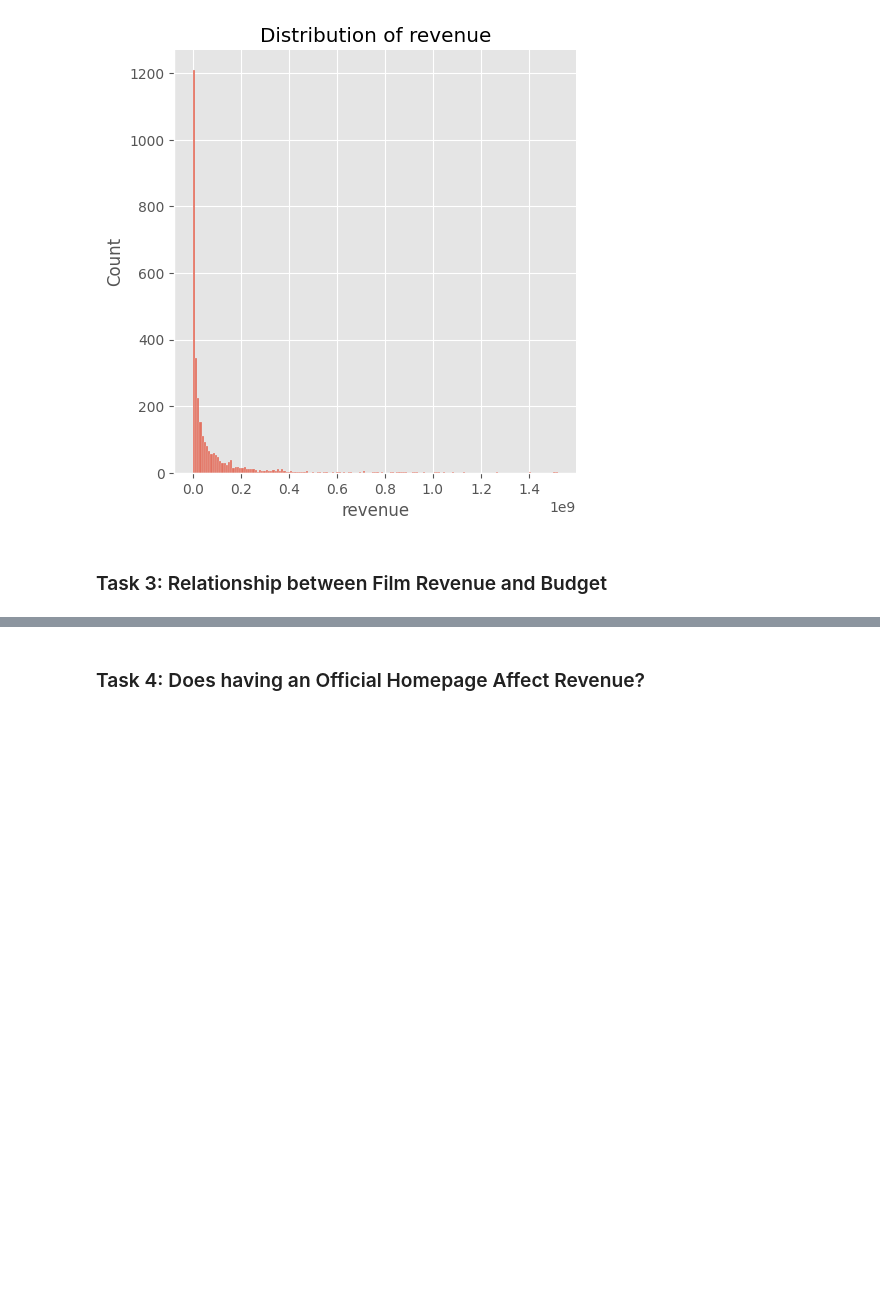
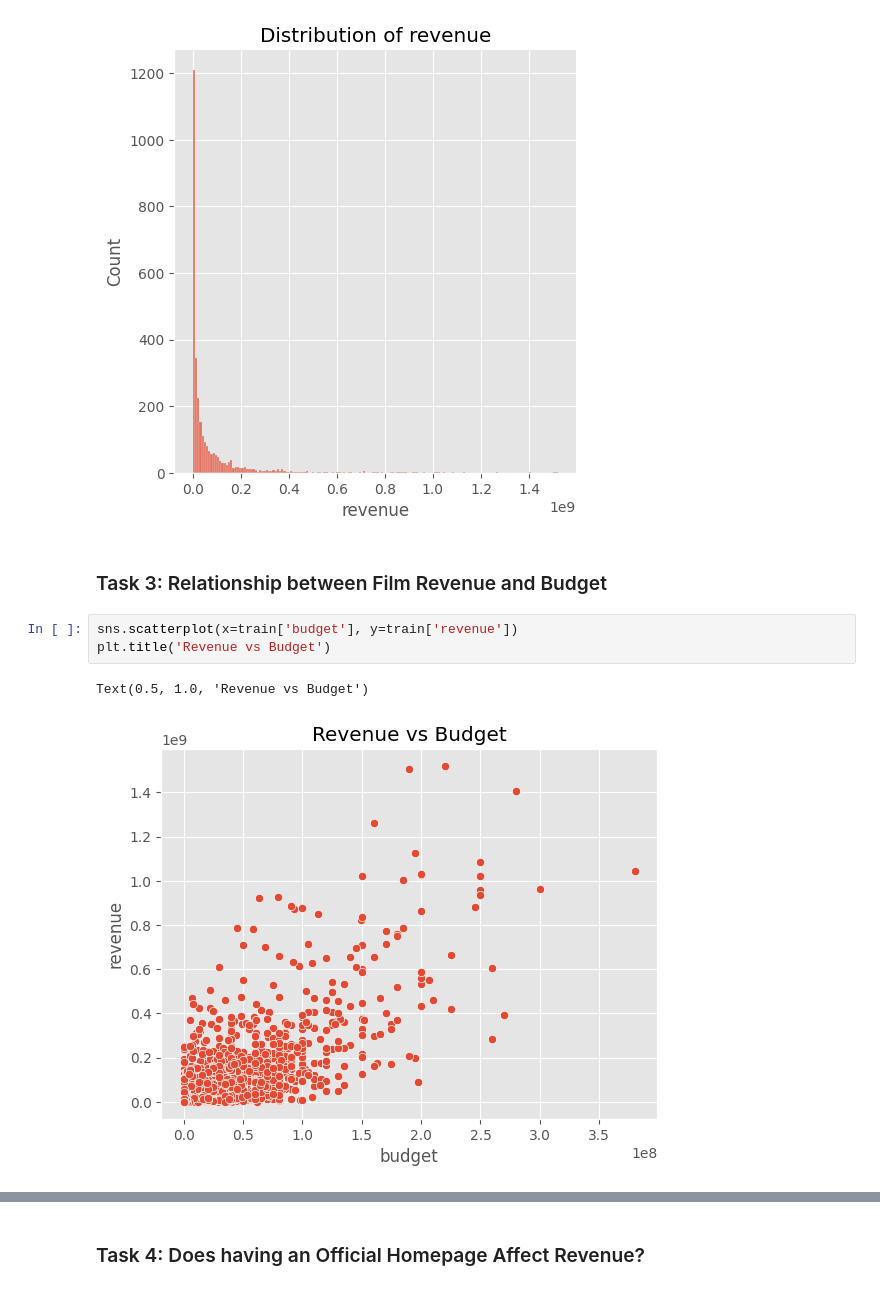
Before and after one commit to miguelestradam3/jupyter_pandas_and_seaborn, a Jupyter notebook: Learner_Notebook.ipynb, the cells around one changed output, grey strips where cells are left out. Drawn from its saved outputs; the diff is of its cells as text; blank space fills up the shorter version.

```diff
--- a/Learner_Notebook.ipynb
+++ b/Learner_Notebook.ipynb
@@ -73,3 +73,9 @@ Text(0.5, 1.0, 'Distribution of revenue')
 [figure]
 # %% [markdown]
 ### Task 3: Relationship between Film Revenue and Budget
+# %%
+sns.scatterplot(x=train['budget'], y=train['revenue'])
+plt.title('Revenue vs Budget')
+# %% [output]
+Text(0.5, 1.0, 'Revenue vs Budget')
+[figure, added]
```
Also changed, not shown: parts of 8 cells of this notebook.
